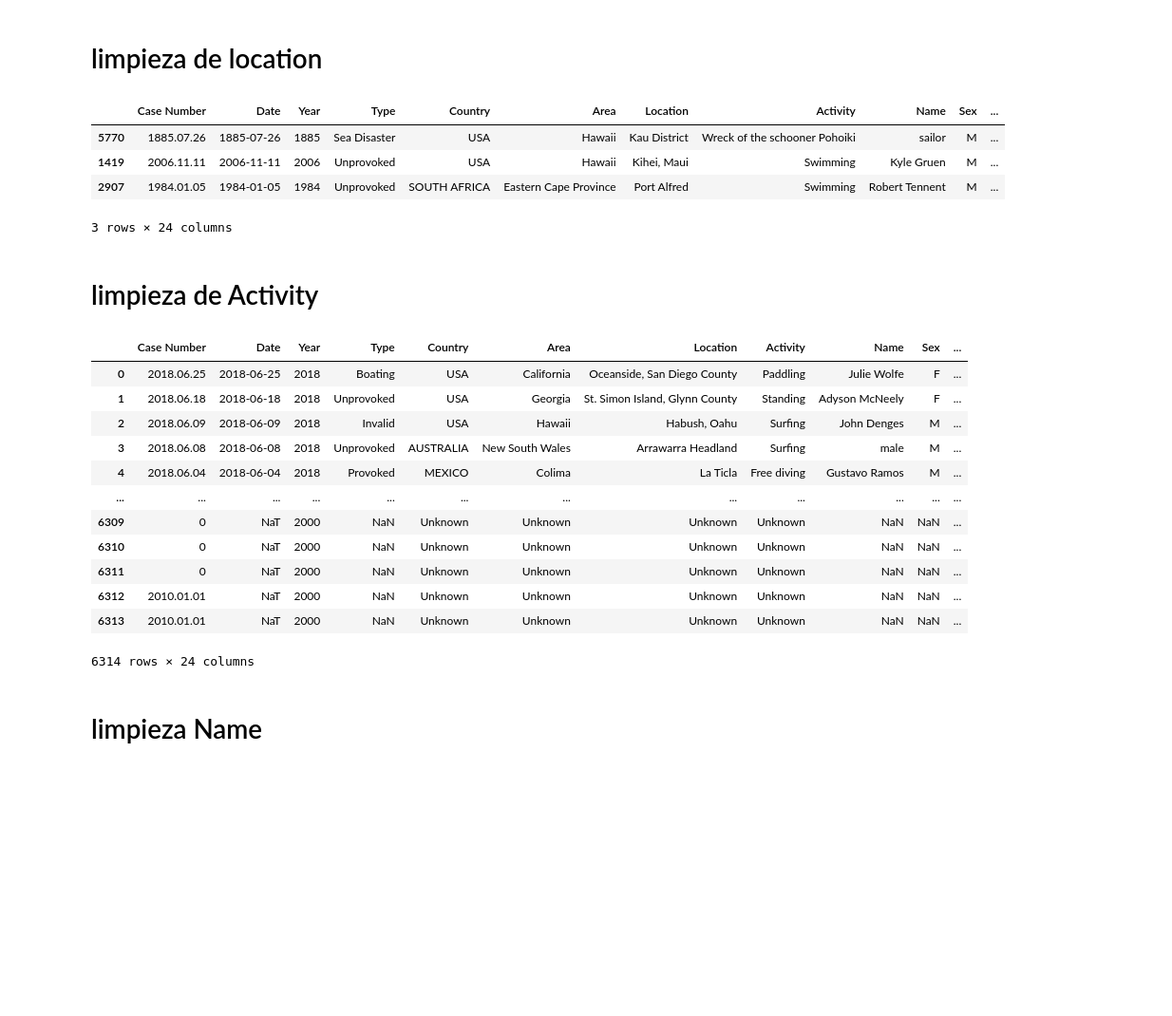
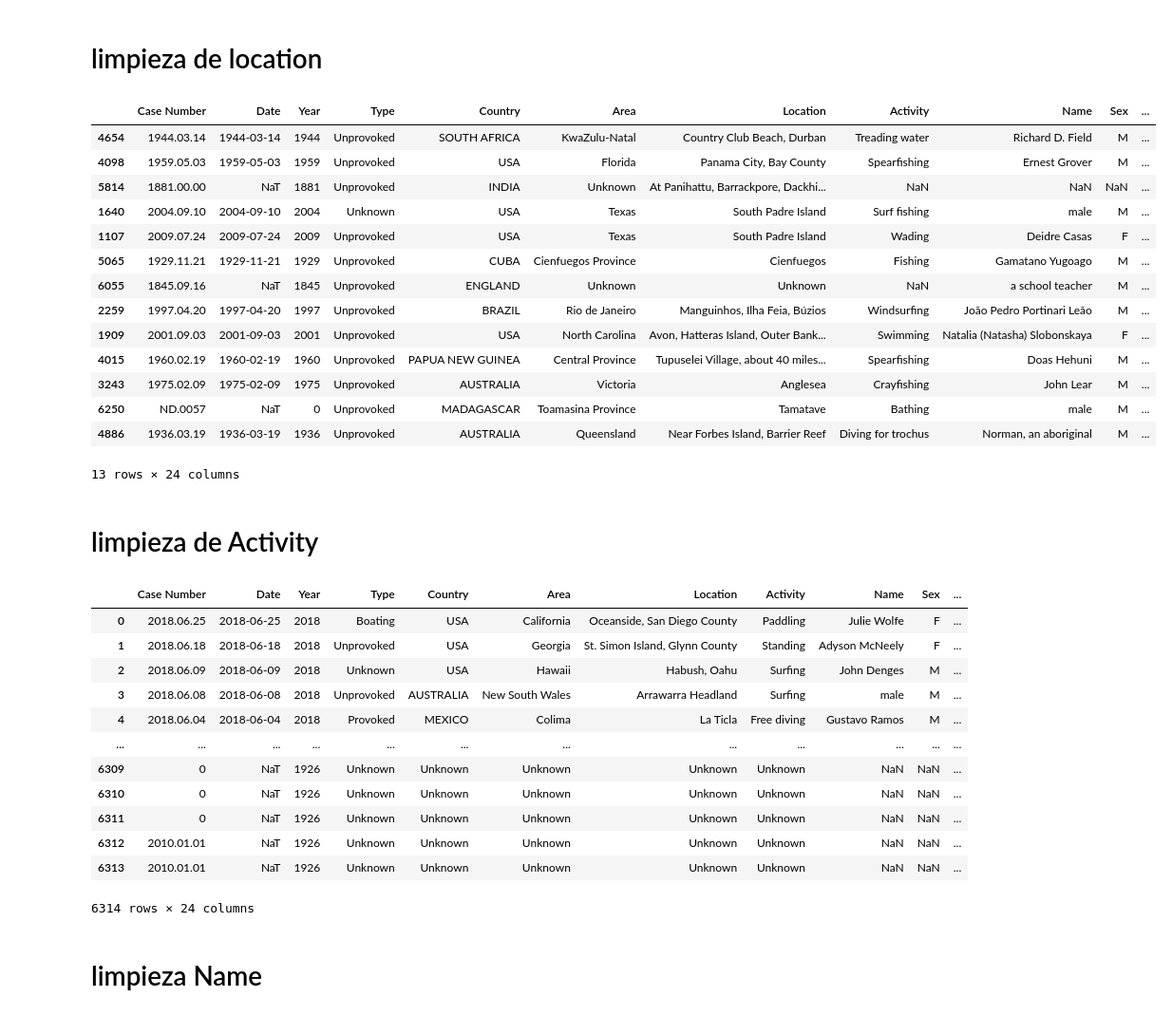
Before and after one commit to ironhack-datalabs/datamex0120, a Jupyter notebook: module-1/pandas-project/your-code/proyecto.ipynb, the cells around one changed output. Shown at 95% size. Drawn from its saved outputs; the diff is of its cells as text; code cells hidden in the pictures; blank space fills up the shorter version.

```diff
--- a/module-1/pandas-project/your-code/proyecto.ipynb
+++ b/module-1/pandas-project/your-code/proyecto.ipynb
@@ -187,7 +187,7 @@ shark_clean.head()
 '''
 convierte los valores de años a str
 '''
-shark_clean['Year']=shark_clean['Year'].fillna(0.0)
-shark_clean
+shark_clean['Year']=shark_clean['Year'].fillna(shark_clean['Year'].mean())
+shark_clean.head(10)
 # %% [output]
 |  | Case Number | Date | Year | Type | Country | Area | Location | Activity | Name | Sex | ... |
@@ -244,3 +236,0 @@ inf
-# %%
-shark_clean['Year'] = shark_clean['Year'].replace('0', '2000')
-shark_clean
@@ -336,7 +311,7 @@ dtype: object
 # %% [markdown]
 # limpieza de type
 # %%
-shark_clean2['Type']= shark_clean2['Type'].str.replace('Invalid|0','Unknown',regex=True).fillna('Unknown')
+shark_clean['Type']= shark_clean['Type'].str.replace('Invalid|0','Unknown',regex=True).fillna('Unknown')
 shark_clean.sample(60)
 # %% [output]
 |  | Case Number | Date | Year | Type | Country | Area | Location | Activity | Name | Sex | ... |
@@ -423,13 +398,23 @@ shark_clean.sample(60)
 # limpieza de location
 # %%
 shark_clean['Location']=shark_clean['Location'].fillna('Unknown')
-shark_clean.sample(3)
+shark_clean.sample(13)
 # %% [output]
 |  | Case Number | Date | Year | Type | Country | Area | Location | Activity | Name | Sex | ... |
-| 5770 | 1885.07.26 | 1885-07-26 | 1885 | Sea Disaster | USA | Hawaii | Kau District | Wreck of the schooner Pohoiki | sailor | M | ... |
-| 1419 | 2006.11.11 | 2006-11-11 | 2006 | Unprovoked | USA | Hawaii | Kihei, Maui | Swimming | Kyle Gruen | M | ... |
-| 2907 | 1984.01.05 | 1984-01-05 | 1984 | Unprovoked | SOUTH AFRICA | Eastern Cape Province | Port Alfred | Swimming | Robert Tennent | M | ... |
+| 4654 | 1944.03.14 | 1944-03-14 | 1944 | Unprovoked | SOUTH AFRICA | KwaZulu-Natal | Country Club Beach, Durban | Treading water | Richard D. Field | M | ... |
+| 4098 | 1959.05.03 | 1959-05-03 | 1959 | Unprovoked | USA | Florida | Panama City, Bay County | Spearfishing | Ernest Grover | M | ... |
+| 5814 | 1881.00.00 | NaT | 1881 | Unprovoked | INDIA | Unknown | At Panihattu, Barrackpore, Dackhi... | NaN | NaN | NaN | ... |
+| 1640 | 2004.09.10 | 2004-09-10 | 2004 | Unknown | USA | Texas | South Padre Island | Surf fishing | male | M | ... |
+| 1107 | 2009.07.24 | 2009-07-24 | 2009 | Unprovoked | USA | Texas | South Padre Island | Wading | Deidre Casas | F | ... |
+| 5065 | 1929.11.21 | 1929-11-21 | 1929 | Unprovoked | CUBA | Cienfuegos Province | Cienfuegos | Fishing | Gamatano Yugoago | M | ... |
+| 6055 | 1845.09.16 | NaT | 1845 | Unprovoked | ENGLAND | Unknown | Unknown | NaN | a school teacher | M | ... |
+| 2259 | 1997.04.20 | 1997-04-20 | 1997 | Unprovoked | BRAZIL | Rio de Janeiro | Manguinhos, Ilha Feia, Búzios | Windsurfing | João Pedro Portinari Leão | M | ... |
+| 1909 | 2001.09.03 | 2001-09-03 | 2001 | Unprovoked | USA | North Carolina | Avon, Hatteras Island, Outer Bank... | Swimming | Natalia (Natasha) Slobonskaya | F | ... |
+| 4015 | 1960.02.19 | 1960-02-19 | 1960 | Unprovoked | PAPUA NEW GUINEA | Central Province | Tupuselei Village, about 40 miles... | Spearfishing | Doas Hehuni | M | ... |
+| 3243 | 1975.02.09 | 1975-02-09 | 1975 | Unprovoked | AUSTRALIA | Victoria | Anglesea | Crayfishing | John Lear | M | ... |
+| 6250 | ND.0057 | NaT | 0 | Unprovoked | MADAGASCAR | Toamasina Province | Tamatave | Bathing | male | M | ... |
+| 4886 | 1936.03.19 | 1936-03-19 | 1936 | Unprovoked | AUSTRALIA | Queensland | Near Forbes Island, Barrier Reef | Diving for trochus | Norman, an aboriginal | M | ... |
-3 rows × 24 columns
+13 rows × 24 columns
 # %% [markdown]
 # limpieza de Activity
 # %%
@@ -439,15 +424,15 @@ shark_clean
 |  | Case Number | Date | Year | Type | Country | Area | Location | Activity | Name | Sex | ... |
 | 0 | 2018.06.25 | 2018-06-25 | 2018 | Boating | USA | California | Oceanside, San Diego County | Paddling | Julie Wolfe | F | ... |
 | 1 | 2018.06.18 | 2018-06-18 | 2018 | Unprovoked | USA | Georgia | St. Simon Island, Glynn County | Standing | Adyson McNeely | F | ... |
-| 2 | 2018.06.09 | 2018-06-09 | 2018 | Invalid | USA | Hawaii | Habush, Oahu | Surfing | John Denges | M | ... |
+| 2 | 2018.06.09 | 2018-06-09 | 2018 | Unknown | USA | Hawaii | Habush, Oahu | Surfing | John Denges | M | ... |
 | 3 | 2018.06.08 | 2018-06-08 | 2018 | Unprovoked | AUSTRALIA | New South Wales | Arrawarra Headland | Surfing | male | M | ... |
 | 4 | 2018.06.04 | 2018-06-04 | 2018 | Provoked | MEXICO | Colima | La Ticla | Free diving | Gustavo Ramos | M | ... |
 | ... | ... | ... | ... | ... | ... | ... | ... | ... | ... | ... | ... |
-| 6309 | 0 | NaT | 2000 | NaN | Unknown | Unknown | Unknown | Unknown | NaN | NaN | ... |
-| 6310 | 0 | NaT | 2000 | NaN | Unknown | Unknown | Unknown | Unknown | NaN | NaN | ... |
-| 6311 | 0 | NaT | 2000 | NaN | Unknown | Unknown | Unknown | Unknown | NaN | NaN | ... |
-| 6312 | 2010.01.01 | NaT | 2000 | NaN | Unknown | Unknown | Unknown | Unknown | NaN | NaN | ... |
-| 6313 | 2010.01.01 | NaT | 2000 | NaN | Unknown | Unknown | Unknown | Unknown | NaN | NaN | ... |
+| 6309 | 0 | NaT | 1926 | Unknown | Unknown | Unknown | Unknown | Unknown | NaN | NaN | ... |
+| 6310 | 0 | NaT | 1926 | Unknown | Unknown | Unknown | Unknown | Unknown | NaN | NaN | ... |
+| 6311 | 0 | NaT | 1926 | Unknown | Unknown | Unknown | Unknown | Unknown | NaN | NaN | ... |
+| 6312 | 2010.01.01 | NaT | 1926 | Unknown | Unknown | Unknown | Unknown | Unknown | NaN | NaN | ... |
+| 6313 | 2010.01.01 | NaT | 1926 | Unknown | Unknown | Unknown | Unknown | Unknown | NaN | NaN | ... |
 6314 rows × 24 columns
 # %% [markdown]
 # limpieza Name
```
Also changed, not shown: parts of 36 cells of this notebook.
